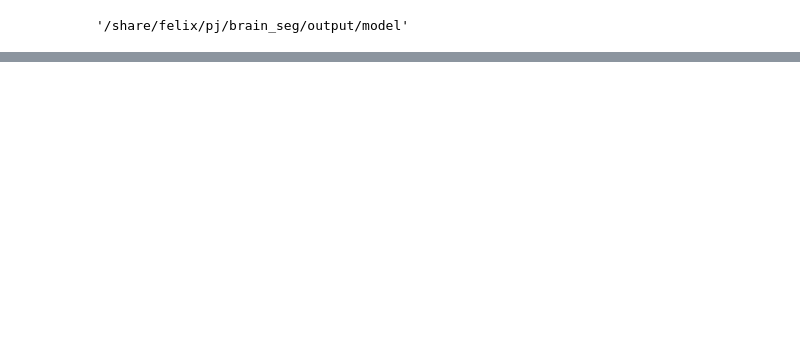
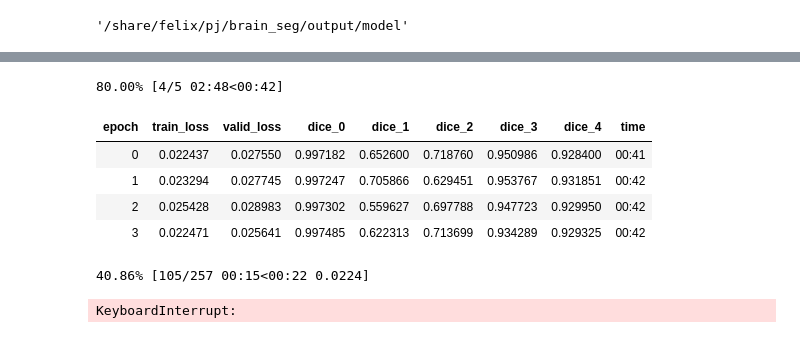
Before and after one commit to Flyfoxs/brain_seg, a Jupyter notebook: notebook/brain_seg_2part_fastai_stable-ct.ipynb, the cells around one changed output, grey strips where cells are left out. Cells and saved outputs as stored; diff of their text form; code cells hidden in the pictures; blank space fills up the shorter version.

```diff
--- a/notebook/brain_seg_2part_fastai_stable-ct.ipynb
+++ b/notebook/brain_seg_2part_fastai_stable-ct.ipynb
@@ -156,3 +206,15 @@ learn.fit_one_cycle(5, slice(lr), pct_start=0.9)
+# %%
+lr = 1e-4
+learn.fit_one_cycle(5, slice(lr), pct_start=0.9)
+# %% [output]
+80.00% [4/5 02:48<00:42]
+| epoch | train_loss | valid_loss | dice_0 | dice_1 | dice_2 | dice_3 | dice_4 | time |
+| 0 | 0.022437 | 0.027550 | 0.997182 | 0.652600 | 0.718760 | 0.950986 | 0.928400 | 00:41 |
+| 1 | 0.023294 | 0.027745 | 0.997247 | 0.705866 | 0.629451 | 0.953767 | 0.931851 | 00:42 |
+| 2 | 0.025428 | 0.028983 | 0.997302 | 0.559627 | 0.697788 | 0.947723 | 0.929950 | 00:42 |
+| 3 | 0.022471 | 0.025641 | 0.997485 | 0.622313 | 0.713699 | 0.934289 | 0.929325 | 00:42 |
+40.86% [105/257 00:15<00:22 0.0224]
+KeyboardInterrupt:
 # %%
 lr = 1e-4
 learn.fit_one_cycle(10, slice(lr), pct_start=0.9)
```
Also changed, not shown: parts of 14 cells of this notebook, 29 other files.
